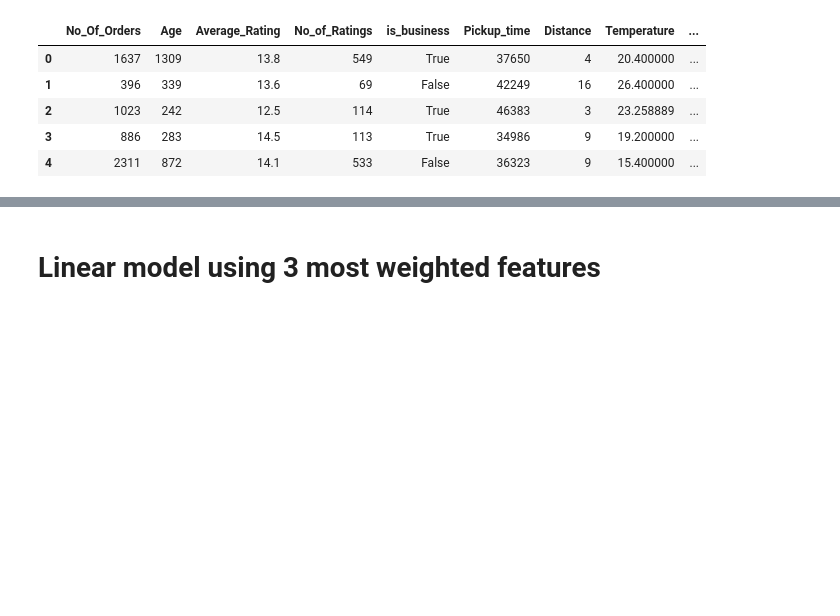
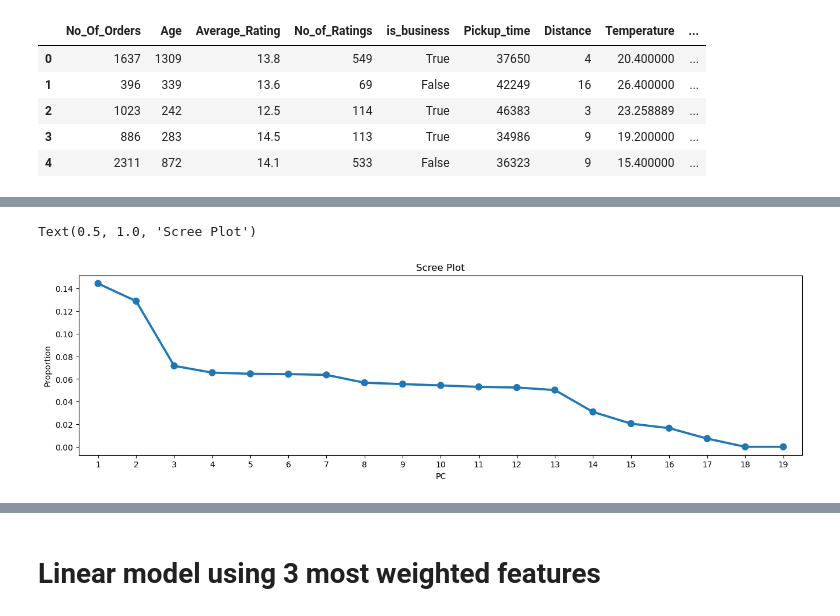
Before and after one commit to hughvd/sendy-logistics, a Jupyter notebook: modeling.ipynb, the cells around one changed output, grey strips where cells are left out. Drawn from its saved outputs; the diff is of its cells as text; code cells hidden in the pictures; blank space fills up the shorter version.

```diff
--- a/modeling.ipynb
+++ b/modeling.ipynb
@@ -217,0 +231,9 @@ X.head()
+# %%
+pca = PCA()
+scaled_df = pd.DataFrame(scaler.fit_transform(X), columns=X.columns)
+
+pc_scores = pca.fit_transform(scaled_df)
+PC_NUMBERS = np.arange(1, scaled_df.shape[1]+1)
+PC_LABELS = ['PC'+str(i) for i in PC_NUMBERS]
+pc_scores = pd.DataFrame(pc_scores, columns=PC_LABELS)
+pc_scores.head()
@@ -217,0 +247,19 @@ X.head()
+# %%
+loadings = pd.DataFrame(pca.components_, columns=scaled_df.columns, index=PC_LABELS)
+
+variance_explained = pd.DataFrame(
+    {
+        'PC': PC_NUMBERS,
+        'Proportion': pca.explained_variance_ratio_
+    }
+)
+variance_explained["Cumulative"] = variance_explained.Proportion.cumsum()
+# %%
+plt.figure(figsize=(16, 4))
+sns.pointplot(
+    x="PC", y="Proportion",
+    data=variance_explained
+).set_title('Scree Plot')
+# %% [output]
+Text(0.5, 1.0, 'Scree Plot')
+[figure, added]
```
Also changed, not shown: parts of 15 cells of this notebook.
